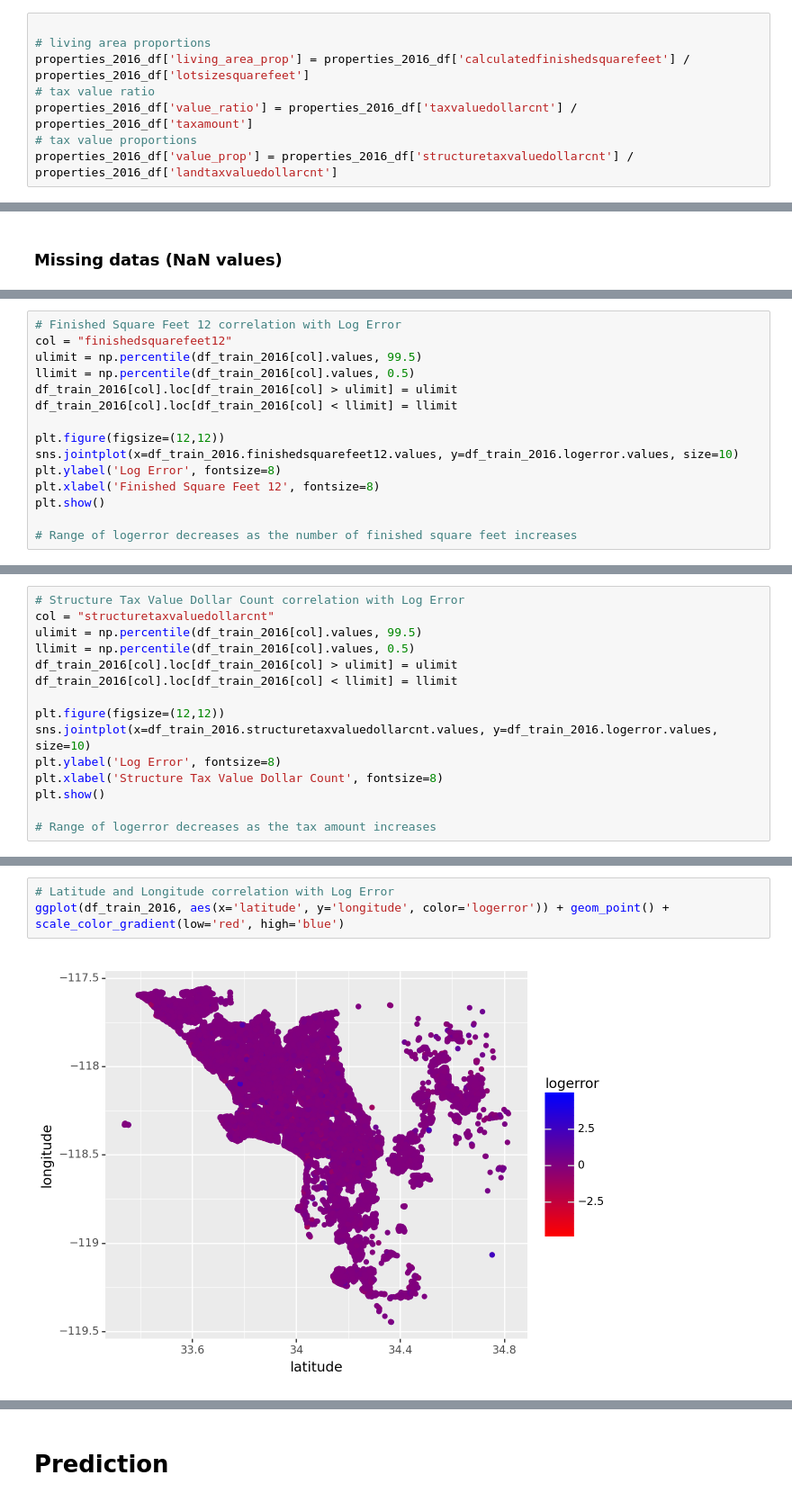
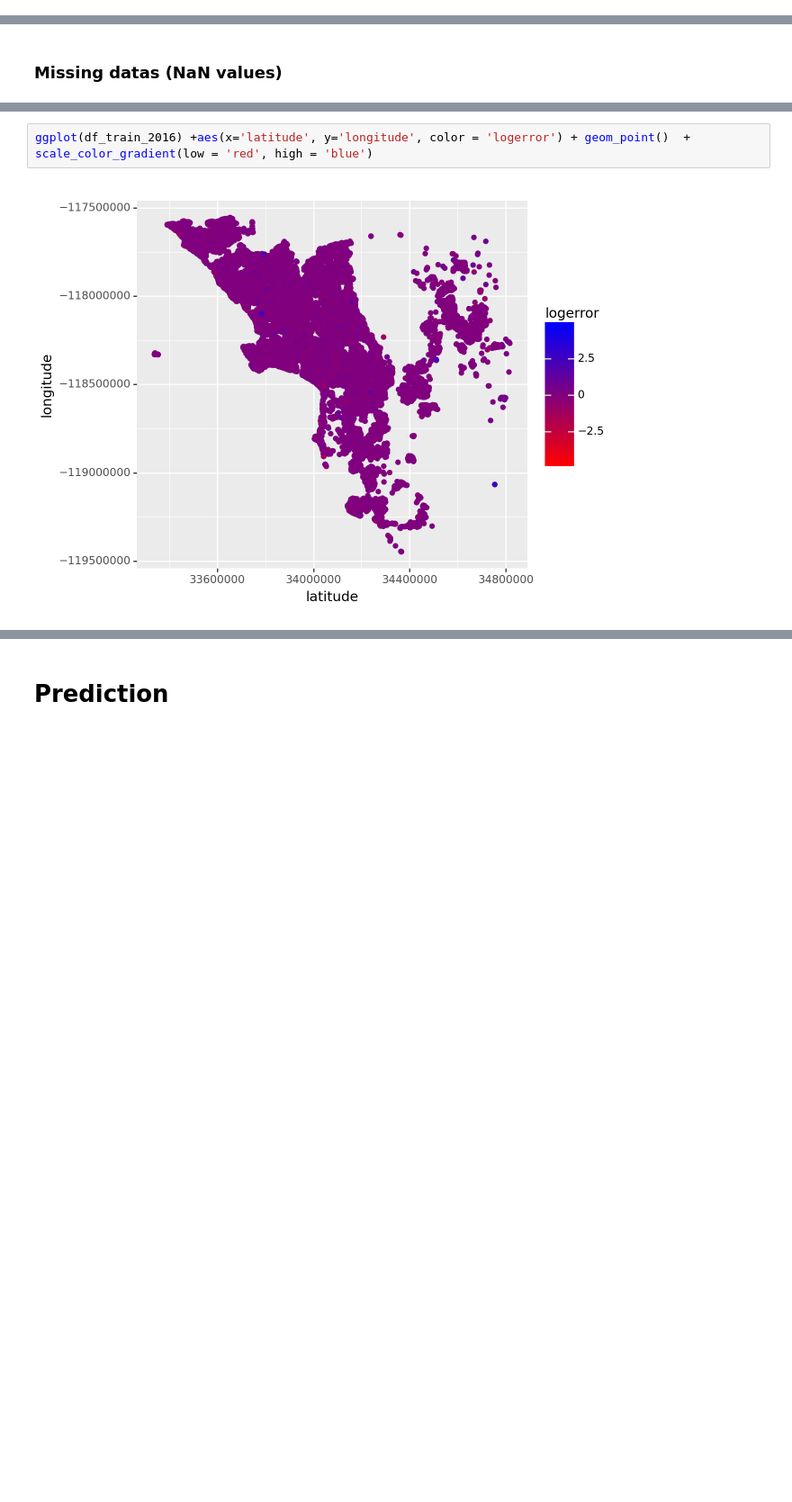
Before and after one commit to gohxuezhe/MLProject, a Jupyter notebook: MLproject.ipynb, the cells around one changed output, grey strips where cells are left out. Shown at 90% size. Saved outputs shown, nothing was run; the diff lists cells and outputs as text; blank space fills up the shorter version.

```diff
--- a/MLproject.ipynb
+++ b/MLproject.ipynb
@@ -207,8 +191,0 @@ for column in test.columns:
-# %%
-
-# living area proportions
-properties_2016_df['living_area_prop'] = properties_2016_df['calculatedfinishedsquarefeet'] / properties_2016_df['lotsizesquarefeet']
-# tax value ratio
-properties_2016_df['value_ratio'] = properties_2016_df['taxvaluedollarcnt'] / properties_2016_df['taxamount']
-# tax value proportions
-properties_2016_df['value_prop'] = properties_2016_df['structuretaxvaluedollarcnt'] / properties_2016_df['landtaxvaluedollarcnt']
@@ -377,15 +392,0 @@ plt.show()
-# %%
-# Finished Square Feet 12 correlation with Log Error
-col = "finishedsquarefeet12"
-ulimit = np.percentile(df_train_2016[col].values, 99.5)
-llimit = np.percentile(df_train_2016[col].values, 0.5)
-df_train_2016[col].loc[df_train_2016[col] > ulimit] = ulimit
-df_train_2016[col].loc[df_train_2016[col] < llimit] = llimit
-
-plt.figure(figsize=(12,12))
-sns.jointplot(x=df_train_2016.finishedsquarefeet12.values, y=df_train_2016.logerror.values, size=10)
-plt.ylabel('Log Error', fontsize=8)
-plt.xlabel('Finished Square Feet 12', fontsize=8)
-plt.show()
-
-# Range of logerror decreases as the number of finished square feet increases
@@ -395,15 +392,0 @@ plt.show()
-# %%
-# Structure Tax Value Dollar Count correlation with Log Error
-col = "structuretaxvaluedollarcnt"
-ulimit = np.percentile(df_train_2016[col].values, 99.5)
-llimit = np.percentile(df_train_2016[col].values, 0.5)
-df_train_2016[col].loc[df_train_2016[col] > ulimit] = ulimit
-df_train_2016[col].loc[df_train_2016[col] < llimit] = llimit
-
-plt.figure(figsize=(12,12))
-sns.jointplot(x=df_train_2016.structuretaxvaluedollarcnt.values, y=df_train_2016.logerror.values, size=10)
-plt.ylabel('Log Error', fontsize=8)
-plt.xlabel('Structure Tax Value Dollar Count', fontsize=8)
-plt.show()
-
-# Range of logerror decreases as the tax amount increases
@@ -419,6 +407,5 @@ ggplot(df_train_2016, aes(x='heatingorsystemtypeid', y='logerror')) + geom_point
 # %%
-# Latitude and Longitude correlation with Log Error
-ggplot(df_train_2016, aes(x='latitude', y='longitude', color='logerror')) + geom_point() + scale_color_gradient(low='red', high='blue')
+ggplot(df_train_2016) +aes(x='latitude', y='longitude', color = 'logerror') + geom_point()  + scale_color_gradient(low = 'red', high = 'blue')
 # %% [output]
-[figure, old version]
+[figure, new version]
 <Figure Size: (640 x 480)>
```
Also changed, not shown: parts of 87 cells of this notebook.
